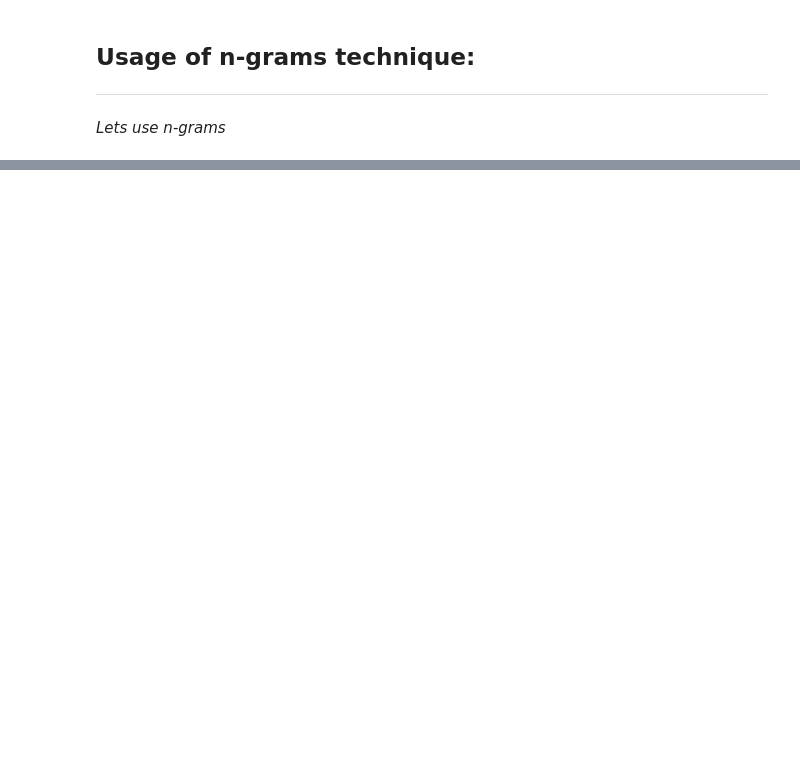
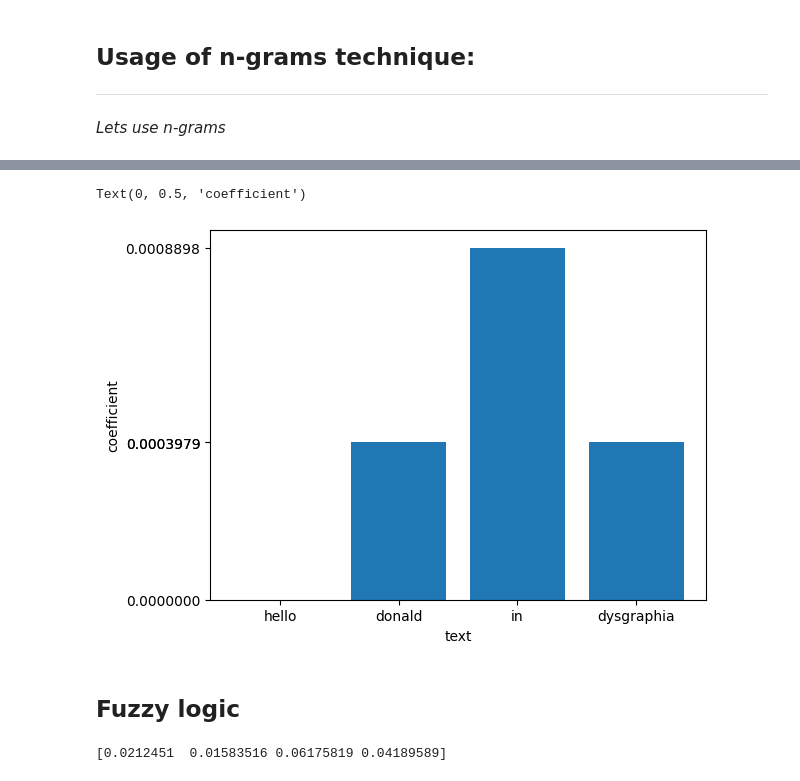
Before and after one commit to maxvonlancaster/math_modeling, a Jupyter notebook: llm/valentyn/disinfo_main.ipynb, the cells around one changed output, grey strips where cells are left out. Drawn from its saved outputs; the diff is of its cells as text; code cells hidden in the pictures; blank space fills up the shorter version.

```diff
--- a/llm/valentyn/disinfo_main.ipynb
+++ b/llm/valentyn/disinfo_main.ipynb
@@ -81,0 +82,25 @@ print(result)
+# %%
+tags = [text.lower().split()[0] for text in data_to_analyse]
+plt.bar(tags, result)
+plt.xticks(tags)
+plt.yticks(result)
+plt.xlabel('text')
+plt.ylabel('coefficient')
+# %% [output]
+Text(0, 0.5, 'coefficient')
+[figure, added]
+# %% [markdown]
+## Fuzzy logic
+# %%
+rows = parse_file_param("covid-19_vaccine_tweets_with_sentiment_fixed.csv", 2, 5000, 1, "1")
+
+data_to_analyse = ["hello world hello",
+                   "Donald Trump campaign",
+                   "In recent years, there has been a growing debate surrounding the safety and efficacy of vaccines. While mainstream media and government health agencies continue to promote vaccination as a crucial public health measure, a closer examination reveals a different story—one shrouded in secrecy and deception.",
+                   "Dysgraphia is a neurological condition that affects a student's ability to express themselves in writing. It can manifest in various ways, including illegible handwriting, inconsistent letter formation, difficulty with spelling and grammar, and slow or laborious writing speed. Students with dysgraphia may"]
+
+result = linguistic_analysis.analyse_tfidf_cosine(rows, data_to_analyse, True)
+
+print(result)
+# %% [output]
+[0.0212451  0.01583516 0.06175819 0.04189589]
```
Also changed, not shown: parts of 6 cells of this notebook, 4 other files.
